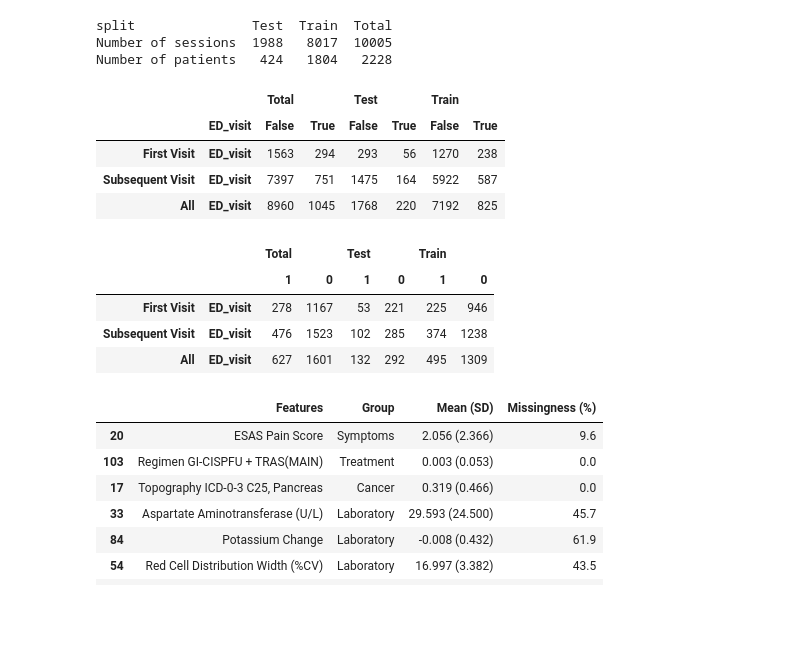
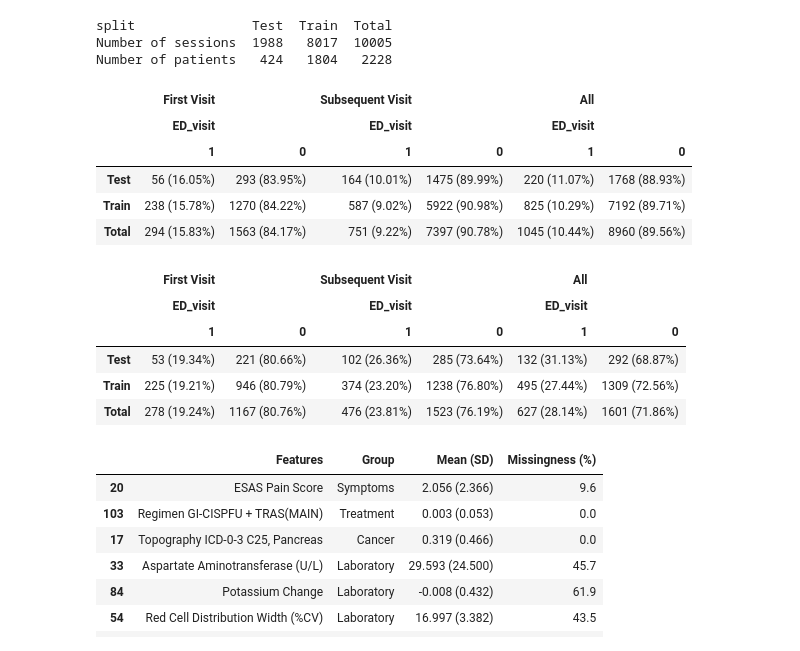
Before and after one commit to ml4oncology/PredUCE, a Jupyter notebook: notebooks/acu/2. Clinic-Centered-Emerg-Pred.ipynb, the cells around one changed output. Drawn from its saved outputs; the diff is of its cells as text; code cells hidden in the pictures; blank space fills up the shorter version.

```diff
--- a/notebooks/acu/2. Clinic-Centered-Emerg-Pred.ipynb
+++ b/notebooks/acu/2. Clinic-Centered-Emerg-Pred.ipynb
@@ -44,7 +45,7 @@ emerg = pd.read_parquet('./data/interim/emergency_room_visit.parquet.gzip')
 # %%
 prep = PrepACUData()
 df = prep.preprocess(df, emerg)
-X, Y, metainfo = prep.prepare(df, event_name='ED_visit')
+X, Y, metainfo = prep.prepare(df, n_folds=5) # n_folds=3
 df = df.loc[X.index]
 # %% [output]
 INFO:Removing 0 patients and 2555 sessions not first of a given week
@@ -89,28 +90,30 @@ Number of patients   424   1804   2228
 # %%
 no_trts_prior = df['treatment_date'].isnull()
 pd.concat([
     get_label_distribution(Y[no_trts_prior], metainfo[no_trts_prior], with_respect_to='sessions'),
     get_label_distribution(Y[~no_trts_prior], metainfo[~no_trts_prior], with_respect_to='sessions'),
     get_label_distribution(Y, metainfo, with_respect_to='sessions')
-], keys=['First Visit', 'Subsequent Visit', 'All'])
+], keys=['First Visit', 'Subsequent Visit', 'All'], axis=1)
 # %% [output]
-|  |  | Total |  | Test |  | Train |  |
-|  | ED_visit | False | True | False | True | False | True |
-| First Visit | ED_visit | 1563 | 294 | 293 | 56 | 1270 | 238 |
-| Subsequent Visit | ED_visit | 7397 | 751 | 1475 | 164 | 5922 | 587 |
-| All | ED_visit | 8960 | 1045 | 1768 | 220 | 7192 | 825 |
+|  | First Visit |  | Subsequent Visit |  | All |  |
+|  | ED_visit |  | ED_visit |  | ED_visit |  |
+|  | 1 | 0 | 1 | 0 | 1 | 0 |
+| Test | 56 (16.05%) | 293 (83.95%) | 164 (10.01%) | 1475 (89.99%) | 220 (11.07%) | 1768 (88.93%) |
+| Train | 238 (15.78%) | 1270 (84.22%) | 587 (9.02%) | 5922 (90.98%) | 825 (10.29%) | 7192 (89.71%) |
+| Total | 294 (15.83%) | 1563 (84.17%) | 751 (9.22%) | 7397 (90.78%) | 1045 (10.44%) | 8960 (89.56%) |
 # %%
 pd.concat([
     get_label_distribution(Y[no_trts_prior], metainfo[no_trts_prior], with_respect_to='patients'),
     get_label_distribution(Y[~no_trts_prior], metainfo[~no_trts_prior], with_respect_to='patients'),
     get_label_distribution(Y, metainfo, with_respect_to='patients')
-], keys=['First Visit', 'Subsequent Visit', 'All'])
+], keys=['First Visit', 'Subsequent Visit', 'All'], axis=1)
 # %% [output]
-|  |  | Total |  | Test |  | Train |  |
-|  |  | 1 | 0 | 1 | 0 | 1 | 0 |
-| First Visit | ED_visit | 278 | 1167 | 53 | 221 | 225 | 946 |
-| Subsequent Visit | ED_visit | 476 | 1523 | 102 | 285 | 374 | 1238 |
-| All | ED_visit | 627 | 1601 | 132 | 292 | 495 | 1309 |
+|  | First Visit |  | Subsequent Visit |  | All |  |
+|  | ED_visit |  | ED_visit |  | ED_visit |  |
+|  | 1 | 0 | 1 | 0 | 1 | 0 |
+| Test | 53 (19.34%) | 221 (80.66%) | 102 (26.36%) | 285 (73.64%) | 132 (31.13%) | 292 (68.87%) |
+| Train | 225 (19.21%) | 946 (80.79%) | 374 (23.20%) | 1238 (76.80%) | 495 (27.44%) | 1309 (72.56%) |
+| Total | 278 (19.24%) | 1167 (80.76%) | 476 (23.81%) | 1523 (76.19%) | 627 (28.14%) | 1601 (71.86%) |
 # %%
 # Feature Characteristics
 x = prep.ohe.encode(df.loc[X_train.index].copy(), verbose=False) # get original (non-normalized, non-imputed) data one-hot encoded
```
Also changed, not shown: parts of 11 cells of this notebook, 23 other files.
